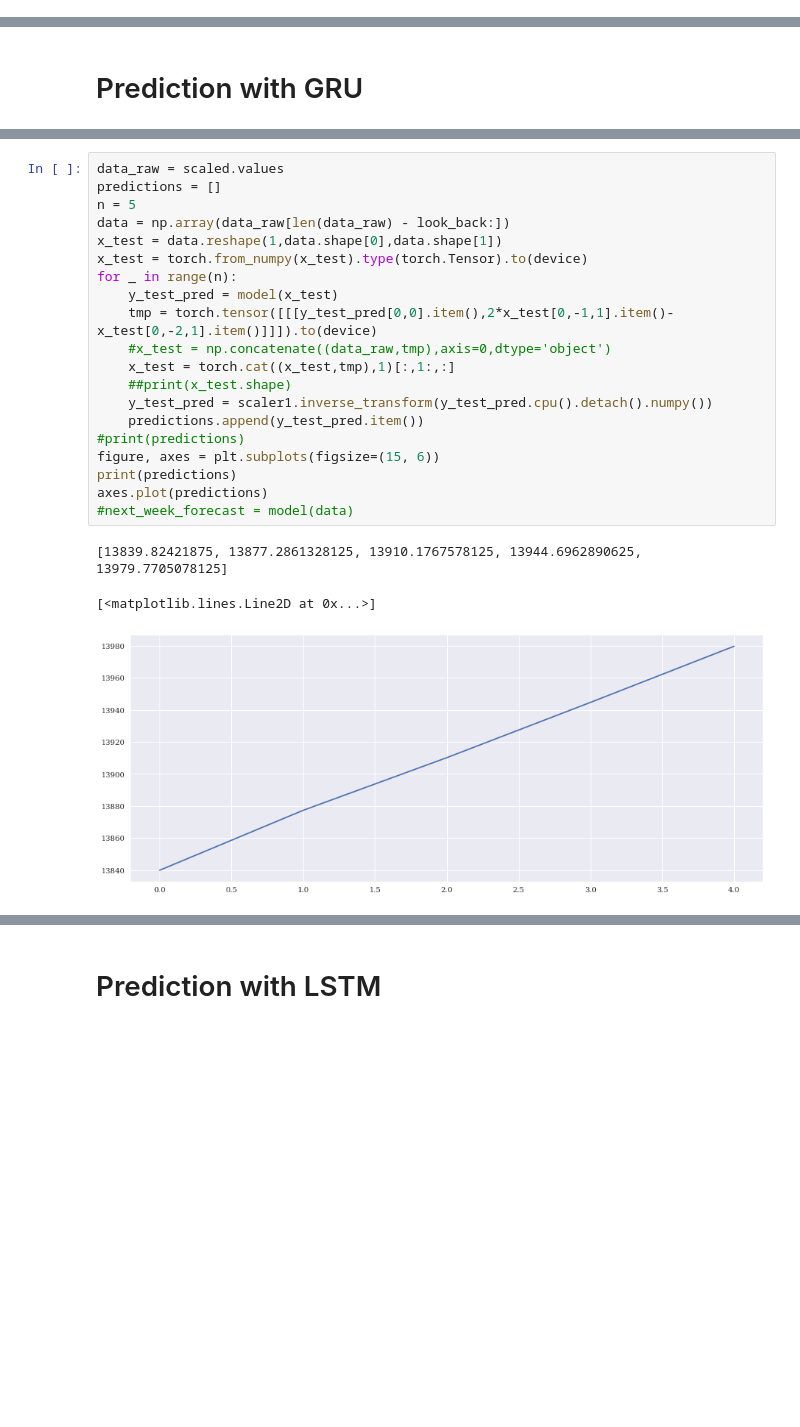
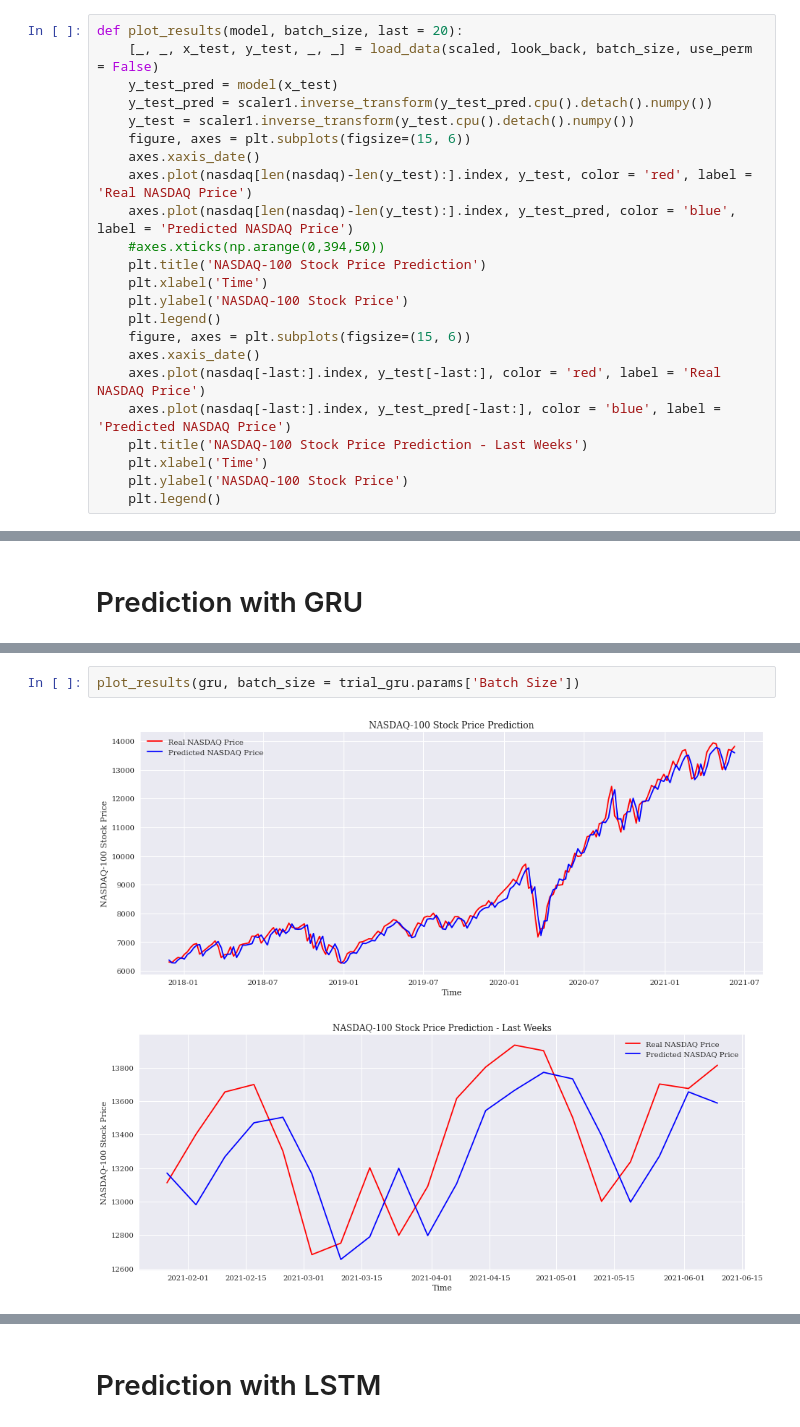
Before and after one commit to RoyMahlab/GRU-LSTM-FED, a Jupyter notebook: Prediction FED.ipynb, the cells around one changed output, grey strips where cells are left out. Saved outputs shown, nothing was run; the diff lists cells and outputs as text; blank space fills up the shorter version.

```diff
--- a/Prediction FED.ipynb
+++ b/Prediction FED.ipynb
@@ -186,0 +298,23 @@ class LSTM(nn.Module):
+# %%
+def plot_results(model, batch_size, last = 20):
+    [_, _, x_test, y_test, _, _] = load_data(scaled, look_back, batch_size, use_perm = False)
+    y_test_pred = model(x_test)
+    y_test_pred = scaler1.inverse_transform(y_test_pred.cpu().detach().numpy())
+    y_test = scaler1.inverse_transform(y_test.cpu().detach().numpy())
+    figure, axes = plt.subplots(figsize=(15, 6))
+    axes.xaxis_date()
+    axes.plot(nasdaq[len(nasdaq)-len(y_test):].index, y_test, color = 'red', label = 'Real NASDAQ Price')
+    axes.plot(nasdaq[len(nasdaq)-len(y_test):].index, y_test_pred, color = 'blue', label = 'Predicted NASDAQ Price')
+    #axes.xticks(np.arange(0,394,50))
+    plt.title('NASDAQ-100 Stock Price Prediction')
+    plt.xlabel('Time')
+    plt.ylabel('NASDAQ-100 Stock Price')
+    plt.legend()
+    figure, axes = plt.subplots(figsize=(15, 6))
+    axes.xaxis_date()
+    axes.plot(nasdaq[-last:].index, y_test[-last:], color = 'red', label = 'Real NASDAQ Price')
+    axes.plot(nasdaq[-last:].index, y_test_pred[-last:], color = 'blue', label = 'Predicted NASDAQ Price')
+    plt.title('NASDAQ-100 Stock Price Prediction - Last Weeks')
+    plt.xlabel('Time')
+    plt.ylabel('NASDAQ-100 Stock Price')
+    plt.legend()
@@ -422,24 +403,5 @@ plt.legend()
-# %%
-data_raw = scaled.values
-predictions = []
-n = 5
-data = np.array(data_raw[len(data_raw) - look_back:])
-x_test = data.reshape(1,data.shape[0],data.shape[1])
-x_test = torch.from_numpy(x_test).type(torch.Tensor).to(device)
-for _ in range(n):
-    y_test_pred = model(x_test)
-    tmp = torch.tensor([[[y_test_pred[0,0].item(),2*x_test[0,-1,1].item()-x_test[0,-2,1].item()]]]).to(device)
-    #x_test = np.concatenate((data_raw,tmp),axis=0,dtype='object')
-    x_test = torch.cat((x_test,tmp),1)[:,1:,:]
-    ##print(x_test.shape)
-    y_test_pred = scaler1.inverse_transform(y_test_pred.cpu().detach().numpy())
-    predictions.append(y_test_pred.item())
-#print(predictions)
-figure, axes = plt.subplots(figsize=(15, 6))
-print(predictions)
-axes.plot(predictions)
-#next_week_forecast = model(data)
-# %% [output]
-[13839.82421875, 13877.2861328125, 13910.1767578125, 13944.6962890625, 13979.7705078125]
-[<matplotlib.lines.Line2D at 0x...>]
-[figure, removed]
+# %%
+plot_results(gru, batch_size = trial_gru.params['Batch Size'])
+# %% [output]
+[figure, added]
+[figure, added]
```
Also changed, not shown: parts of 61 cells of this notebook.
